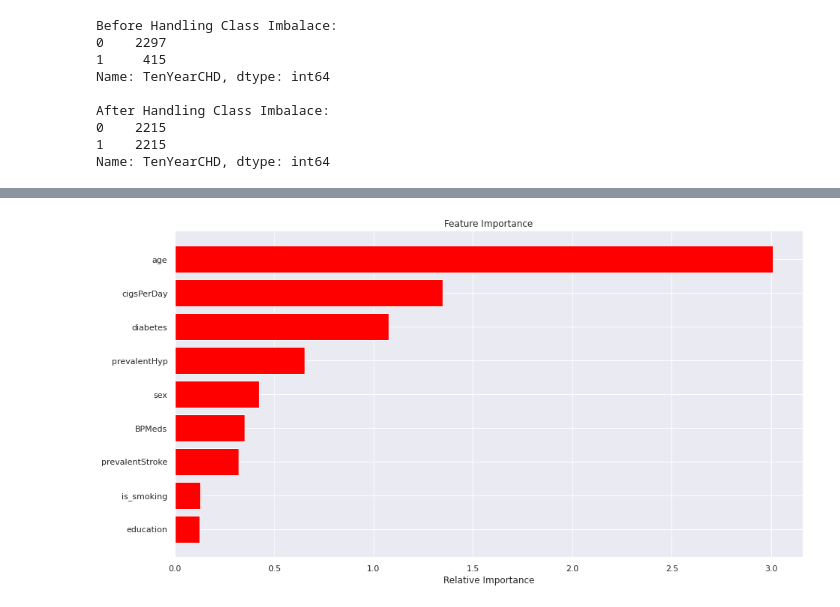
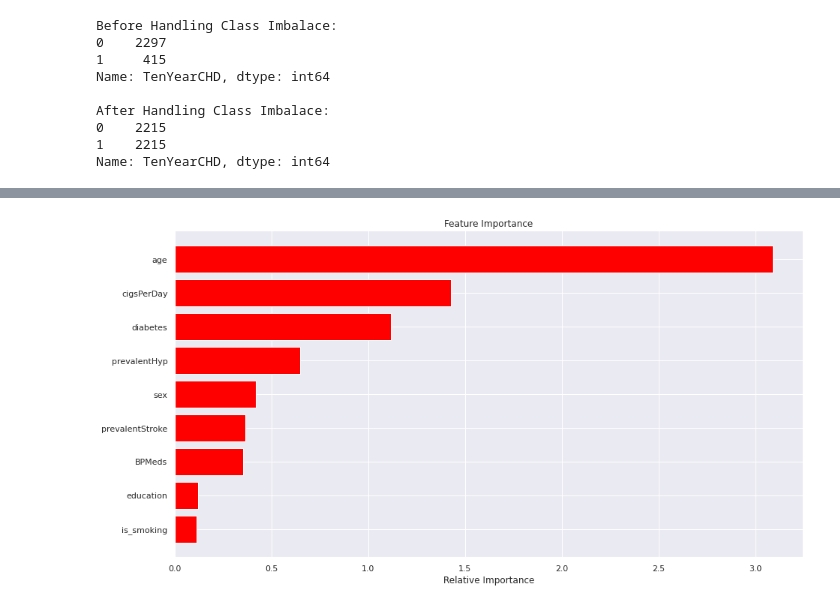
Before and after one commit to FarazAhmad2/Cardiovascular-Risk-Prediction, a Jupyter notebook: Cardiovascular_Risk_Prediction_Capstone_Project.ipynb, the cells around one changed output, grey strips where cells are left out. Saved outputs shown, nothing was run; the diff lists cells and outputs as text; code cells hidden in the pictures.

```diff
--- a/Cardiovascular_Risk_Prediction_Capstone_Project.ipynb
+++ b/Cardiovascular_Risk_Prediction_Capstone_Project.ipynb
@@ -434,14 +462,23 @@ def get_features_importance (optimal_model,X_train):
   '''
   shows the graph of feature importance
   '''
-  feature = features
-  importances = np.abs(optimal_model.coef_[0])
-  indices = np.argsort(importances)
-
-  plt.figure(figsize=(15,8))
-  plt.title('Feature Importance')
-  plt.barh(range(len(indices)), importances[indices], color='red', align='center')
-  plt.yticks(range(len(indices)), [features[i] for i in indices])
-  plt.xlabel('Relative Importance')
+  try:
+    try:
+      feature = features
+      importances = optimal_model.feature_importances_
+    except:
+      feature = independent_variables
+      importances = np.abs(optimal_model.coef_[0])
+      indices = np.argsort(importances)
+  except:
+    pass
+  try:
+    plt.figure(figsize=(15,8))
+    plt.title('Feature Importance')
+    plt.barh(range(len(indices)), importances[indices], color='red', align='center')
+    plt.yticks(range(len(indices)), [features[i] for i in indices])
+    plt.xlabel('Relative Importance')
+  except:
+    pass
 
   plt.show()
@@ -471,0 +487,11 @@ weighted avg       0.82      0.66      0.71       678
+# %%
+# Training Logistic Regression Model
+lr = LogisticRegression(fit_intercept=True, max_iter=10000)
+
+# Hyperparameter tuning
+param_dict_lr = {'C' : [1e-6,1e-5,1e-4,1e-3,1e-2,1e-1,1,10,100,1e-3,1e+4,1e+5,1e+6] }
+lr_grid = GridSearchCV(estimator=lr,
+                       param_grid = param_dict_lr,
+                       cv = 5, verbose=0, scoring='roc_auc')
+
+ml_model(lr_grid, X_smote, X_test, y_smote, y_test)
@@ -472,4 +518,4 @@ weighted avg       0.82      0.66      0.71       678
 # %%
-get_features_importance(lr,X_smote)
+get_features_importance(lr_grid.best_estimator_,X_smote)
 # %% [output]
-[figure, old version]
+[figure, new version]
```
Also changed, not shown: parts of 16 cells of this notebook.
